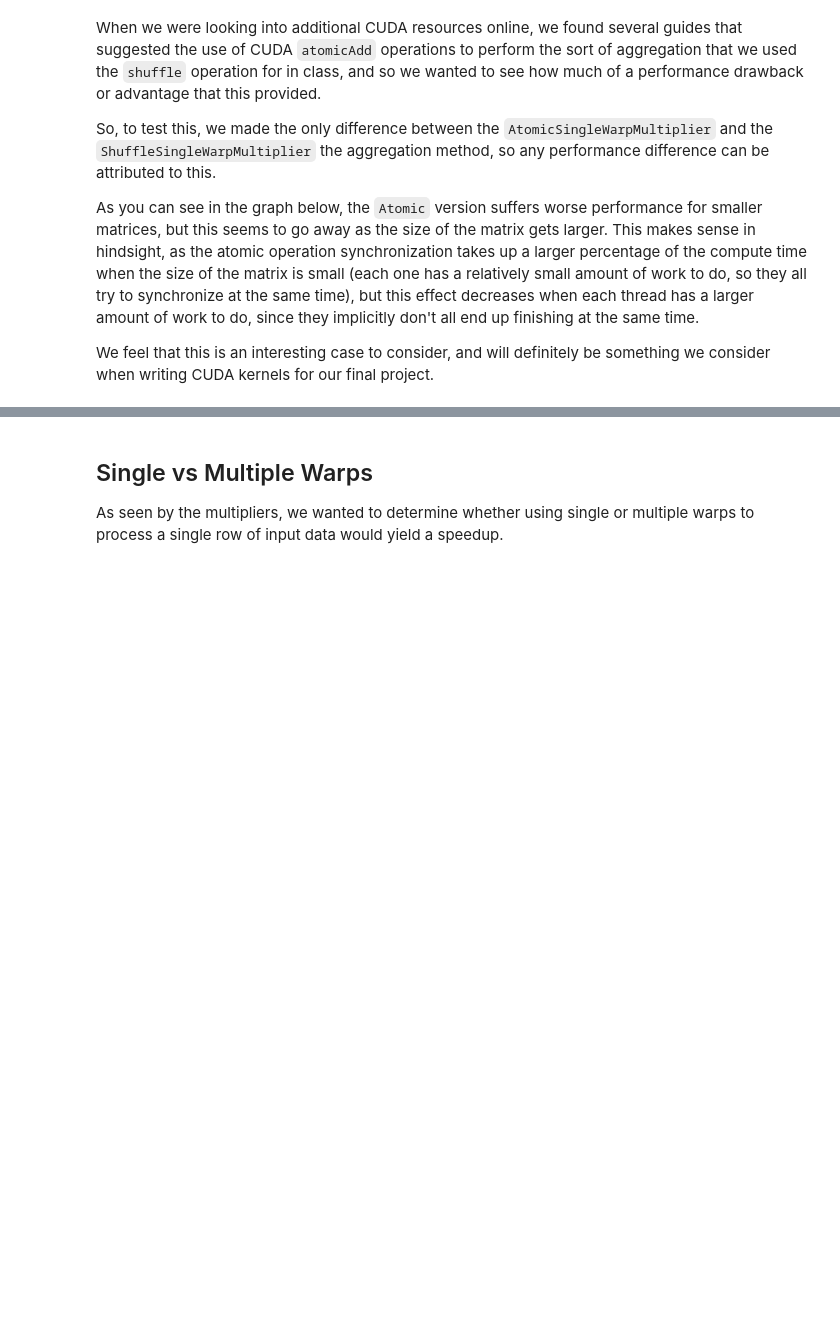
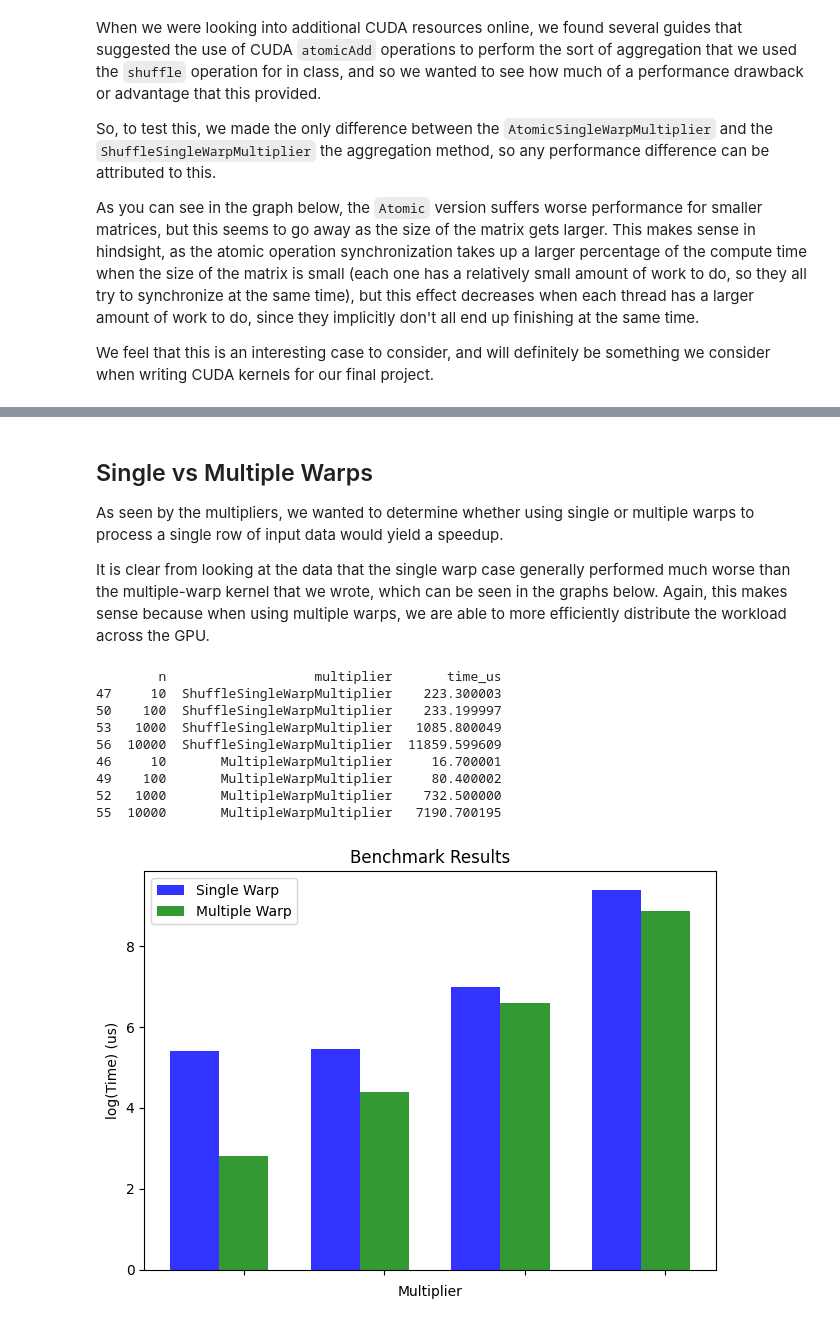
Before and after one commit to RobScheidegger/heterogeneous-computation-homeworks, a Jupyter notebook: homework_3/analysis/Homework3.ipynb, the cells around one changed output, grey strips where cells are left out. Cells and saved outputs as stored; diff of their text form; code cells hidden in the pictures; blank space fills up the shorter version.

```diff
--- a/homework_3/analysis/Homework3.ipynb
+++ b/homework_3/analysis/Homework3.ipynb
@@ -87,3 +117,52 @@ The purpose of the `WideMatrixMultiplier` is to be efficient when computing with
 ## Single vs Multiple Warps
 
 As seen by the multipliers, we wanted to determine whether using single or multiple warps to process a single row of input data would yield a speedup.
+
+It is clear from looking at the data that the single warp case generally performed much worse than the multiple-warp kernel that we wrote, which can be seen in the graphs below. Again, this makes sense because when using multiple warps, we are able to more efficiently distribute the workload across the GPU.
+# %%
+# Select the Single Shuffle multiplier and the multiple warp one for m = 10000 and varying n
+df = benchmark[benchmark['m'] == 10000]
+df = df[df['multiplier'] == "ShuffleSingleWarpMultiplier"]
+df['log_time'] = np.log(df['time_us'])
+df_2 = benchmark[benchmark['m'] == 10000]
+df_2 = df_2[df_2['multiplier'] == "MultipleWarpMultiplier"]
+df_2['log_time'] = np.log(df_2['time_us'])
+
+c = pd.concat([df, df_2])
+print(c[['n', 'multiplier', 'time_us']])
+
+fig, ax = plt.subplots()
+index = np.arange(4)
+bar_width = 0.35
+opacity = 0.8
+
+rects1 = plt.bar(index, df['log_time'], bar_width,
+                    alpha=opacity,
+                    color='b',
+                    label='Single Warp')
+
+rects2 = plt.bar(index + bar_width, df_2['log_time'], bar_width,
+                    alpha=opacity,
+                    color='g',
+                    label='Multiple Warp')
+
+plt.xlabel('Multiplier')
+plt.xticks(index + bar_width, ('100', '1000', '10000', '100000'))
+plt.ylabel('log(Time) (us)')
+plt.title('Benchmark Results')
+plt.xticks(index + bar_width, (''))
+plt.legend()
+
+plt.tight_layout()
+plt.show()
+# %% [output]
+        n                   multiplier       time_us
+47     10  ShuffleSingleWarpMultiplier    223.300003
+50    100  ShuffleSingleWarpMultiplier    233.199997
+53   1000  ShuffleSingleWarpMultiplier   1085.800049
+56  10000  ShuffleSingleWarpMultiplier  11859.599609
+46     10       MultipleWarpMultiplier     16.700001
+49    100       MultipleWarpMultiplier     80.400002
+52   1000       MultipleWarpMultiplier    732.500000
+55  10000       MultipleWarpMultiplier   7190.700195
+[figure, added]
```
Also changed, not shown: parts of 4 cells of this notebook.
